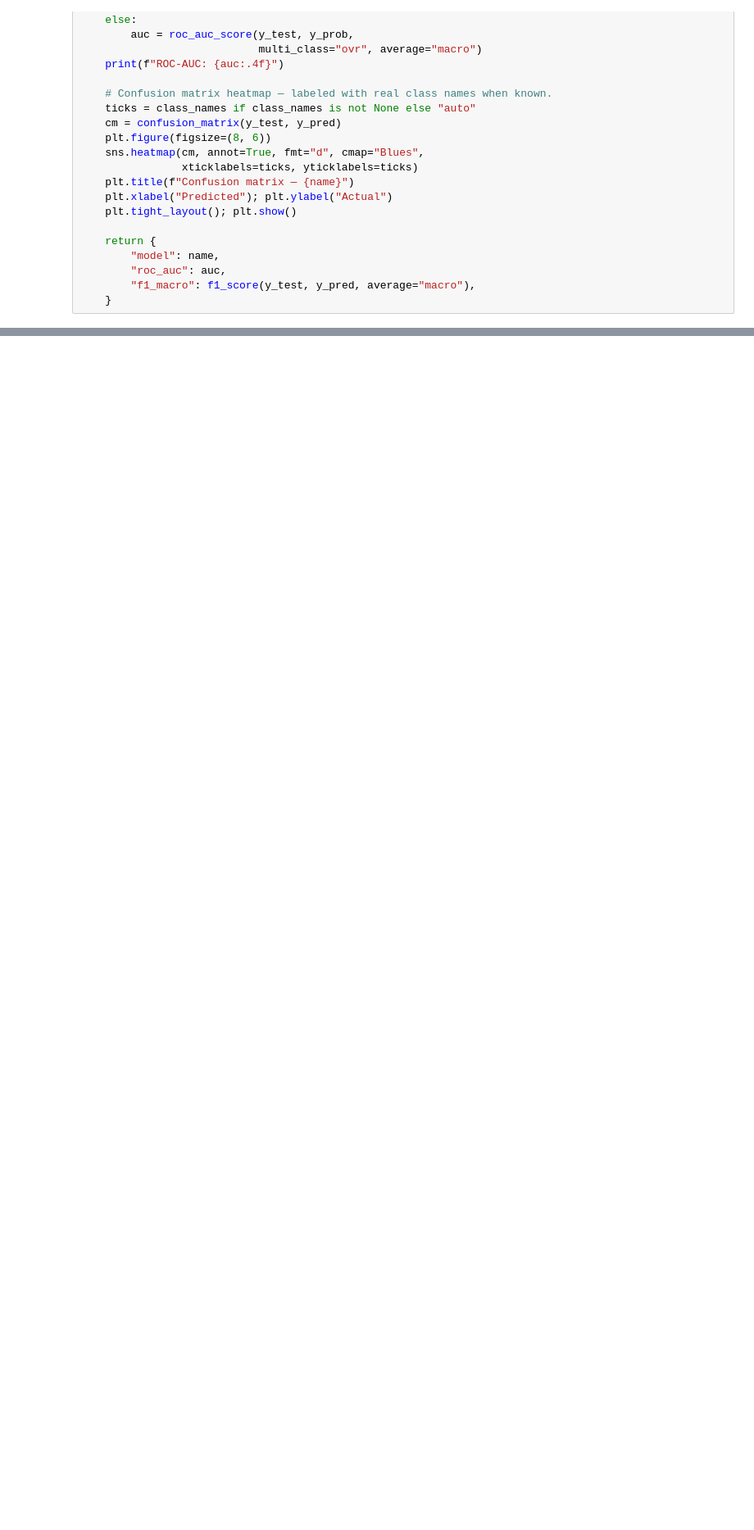
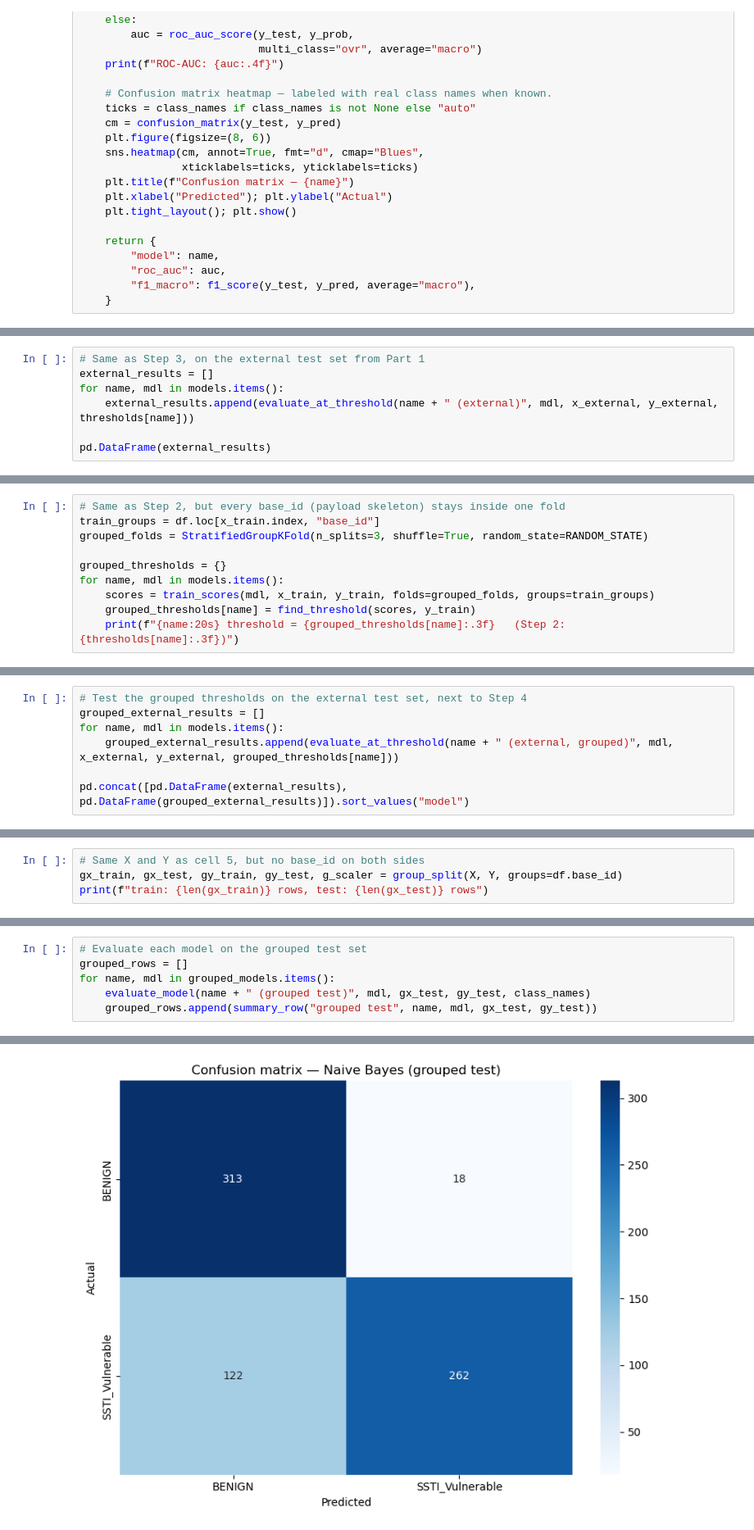
Before and after one commit to omarwhadidi/SSTI-detection-using-ML, a Jupyter notebook: model_evaluation/Model_evaluation.ipynb, the cells around one changed output, grey strips where cells are left out. Shown at 82% size. Cells and saved outputs as stored; diff of their text form; blank space fills up the shorter version.

```diff
--- a/model_evaluation/Model_evaluation.ipynb
+++ b/model_evaluation/Model_evaluation.ipynb
@@ -715,0 +626,7 @@ missed.sort_values("score").groupby("mechanism").head(3)[["mechanism", "score",
+# %%
+# Same as Step 3, on the external test set from Part 1
+external_results = []
+for name, mdl in models.items():
+    external_results.append(evaluate_at_threshold(name + " (external)", mdl, x_external, y_external, thresholds[name]))
+
+pd.DataFrame(external_results)
@@ -715,0 +663,10 @@ missed.sort_values("score").groupby("mechanism").head(3)[["mechanism", "score",
+# %%
+# Same as Step 2, but every base_id (payload skeleton) stays inside one fold
+train_groups = df.loc[x_train.index, "base_id"]
+grouped_folds = StratifiedGroupKFold(n_splits=3, shuffle=True, random_state=RANDOM_STATE)
+
+grouped_thresholds = {}
+for name, mdl in models.items():
+    scores = train_scores(mdl, x_train, y_train, folds=grouped_folds, groups=train_groups)
+    grouped_thresholds[name] = find_threshold(scores, y_train)
+    print(f"{name:20s} threshold = {grouped_thresholds[name]:.3f}   (Step 2: {thresholds[name]:.3f})")
@@ -715,0 +681,7 @@ missed.sort_values("score").groupby("mechanism").head(3)[["mechanism", "score",
+# %%
+# Test the grouped thresholds on the external test set, next to Step 4
+grouped_external_results = []
+for name, mdl in models.items():
+    grouped_external_results.append(evaluate_at_threshold(name + " (external, grouped)", mdl, x_external, y_external, grouped_thresholds[name]))
+
+pd.concat([pd.DataFrame(external_results), pd.DataFrame(grouped_external_results)]).sort_values("model")
@@ -715,0 +774,4 @@ missed.sort_values("score").groupby("mechanism").head(3)[["mechanism", "score",
+# %%
+# Same X and Y as cell 5, but no base_id on both sides
+gx_train, gx_test, gy_train, gy_test, g_scaler = group_split(X, Y, groups=df.base_id)
+print(f"train: {len(gx_train)} rows, test: {len(gx_test)} rows")
@@ -715,0 +801,7 @@ missed.sort_values("score").groupby("mechanism").head(3)[["mechanism", "score",
+# %%
+# Evaluate each model on the grouped test set
+grouped_rows = []
+for name, mdl in grouped_models.items():
+    evaluate_model(name + " (grouped test)", mdl, gx_test, gy_test, class_names)
+    grouped_rows.append(summary_row("grouped test", name, mdl, gx_test, gy_test))
+# %% [output]
@@ -715,0 +821 @@ missed.sort_values("score").groupby("mechanism").head(3)[["mechanism", "score",
+[figure, added]
```
Also changed, not shown: parts of 56 cells of this notebook, 29 other files.
